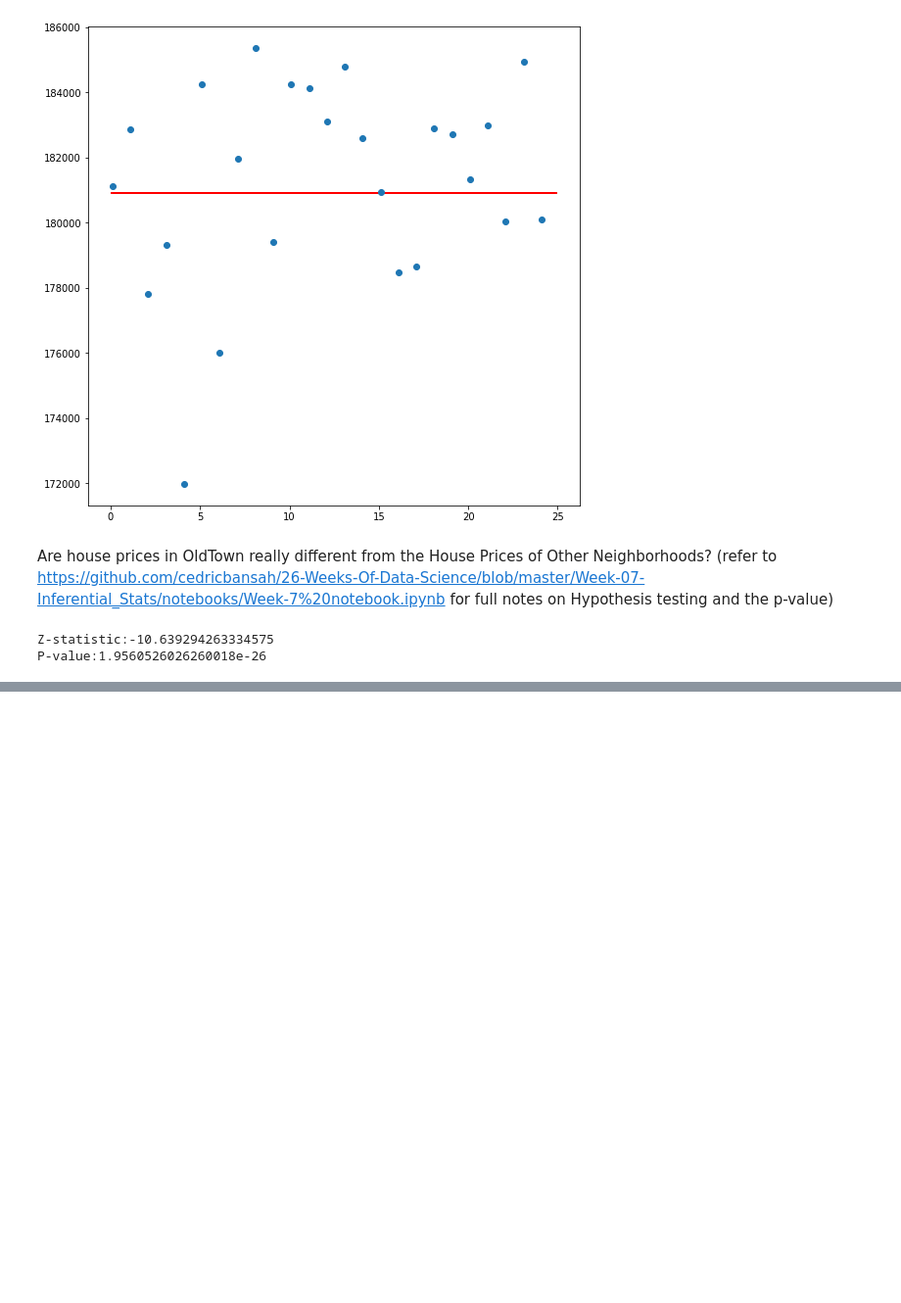
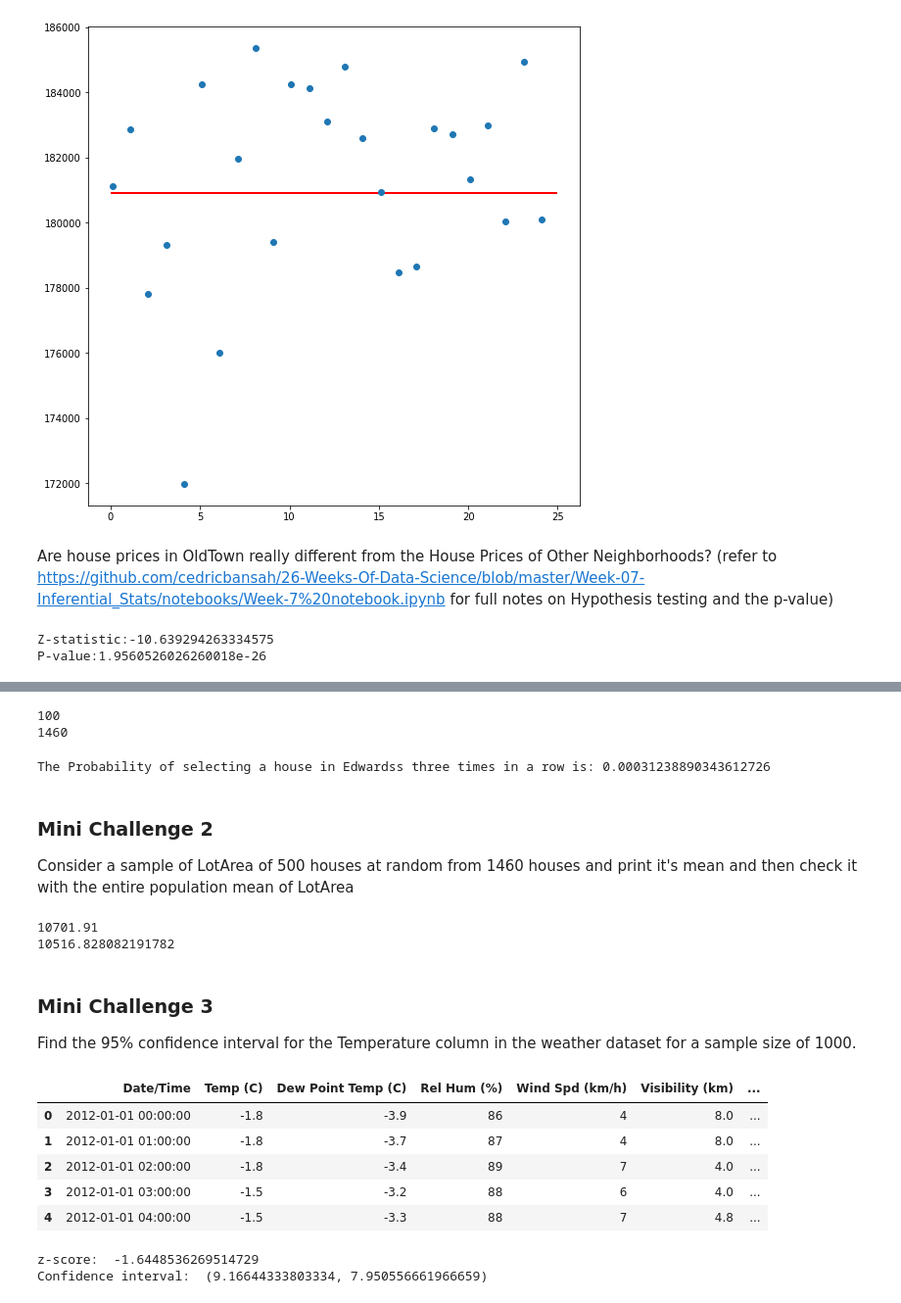
Before and after one commit to cedricbansah/data-science-practice, a Jupyter notebook: week_7_notebook.ipynb, the cells around one changed output, grey strips where cells are left out. Shown at 98% size. Cells and saved outputs as stored; diff of their text form; code cells hidden in the pictures; blank space fills up the shorter version.

```diff
--- a/week_7_notebook.ipynb
+++ b/week_7_notebook.ipynb
@@ -229,0 +275,63 @@ P-value:1.9560526026260018e-26
+# %%
+population = data.shape[0]   # getting the population
+houses_in_Edwards = data[data['Neighborhood'] == 'Edwards'].shape[0]   # getting the number of houses in Edwards
+print(houses_in_Edward)
+print(population)
+# %% [output]
+100
+1460
+# %%
+prop_Edwards = (houses_in_Edwards/population) * ((houses_in_Edwards -1)/(population - 1)) * ((houses_in_Edwards - 2)/(population -2))
+print('The Probability of selecting a house in Edwards three times in a row is: {}'.format(prop_Edwards))
+# %% [output]
+The Probability of selecting a house in Edwardss three times in a row is: 0.00031238890343612726
+# %% [markdown]
+### Mini Challenge 2
+Consider a sample of LotArea of 500 houses at random from 1460 houses and print it's mean and then check it with the entire population mean of LotArea
+# %%
+np.random.seed(6)
+
+lotSample = np.random.choice(data['LotArea'],    # choosing where to select random data from
+                             size = 500)        # setting sample size
+print(lotSample.mean())
+print(data['LotArea'].mean())
+# %% [output]
+10701.91
+10516.828082191782
+# %% [markdown]
+### Mini Challenge 3
+Find the 95% confidence interval for the Temperature column in the weather dataset for a sample size of 1000.
+# %%
+df = pd.read_csv("/content/weather_2012.csv")
+df.head()
+# %% [output]
+|  | Date/Time | Temp (C) | Dew Point Temp (C) | Rel Hum (%) | Wind Spd (km/h) | Visibility (km) | ... |
+| 0 | 2012-01-01 00:00:00 | -1.8 | -3.9 | 86 | 4 | 8.0 | ... |
+| 1 | 2012-01-01 01:00:00 | -1.8 | -3.7 | 87 | 4 | 8.0 | ... |
+| 2 | 2012-01-01 02:00:00 | -1.8 | -3.4 | 89 | 7 | 4.0 | ... |
+| 3 | 2012-01-01 03:00:00 | -1.5 | -3.2 | 88 | 6 | 4.0 | ... |
+| 4 | 2012-01-01 04:00:00 | -1.5 | -3.3 | 88 | 7 | 4.8 | ... |
+# %%
+import scipy.stats as stats
+import math
+
+np.random.seed(10) #initialize the random number generator
+
+sample_size = 1000   # size of sample data
+sample = np.random.choice(a = df['Temp (C)'], size = sample_size)   # extracting the sample from the population
+sample_mean = sample.mean()   # mean of the sample data
+
+z_critical = stats.norm.ppf(q=0.95)  # z score for 95%
+print("z-score: ", z_critical)  # display the z score
+
+pop_stdev = df['Temp (C)'].std()   # get the standard deviation of the population
+
+margin_of_error = z_critical * (pop_stdev/math.sqrt(sample_size))  # get the margin of error
+
+conf_interval = (sample_mean - margin_of_error, sample_mean + margin_of_error)
+
+print("Confidence interval: ", end = " ")
+print(conf_interval)
+# %% [output]
+z-score:  -1.6448536269514729
+Confidence interval:  (9.16644333803334, 7.950556661966659)
```
Also changed, not shown: parts of 15 cells of this notebook.
